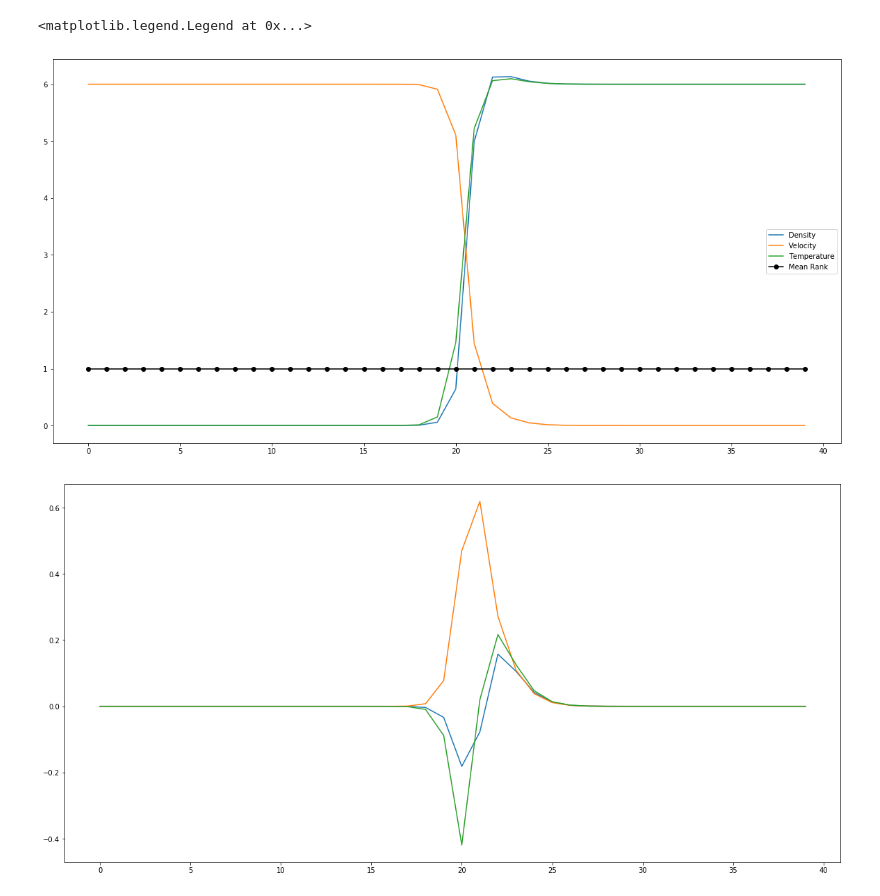
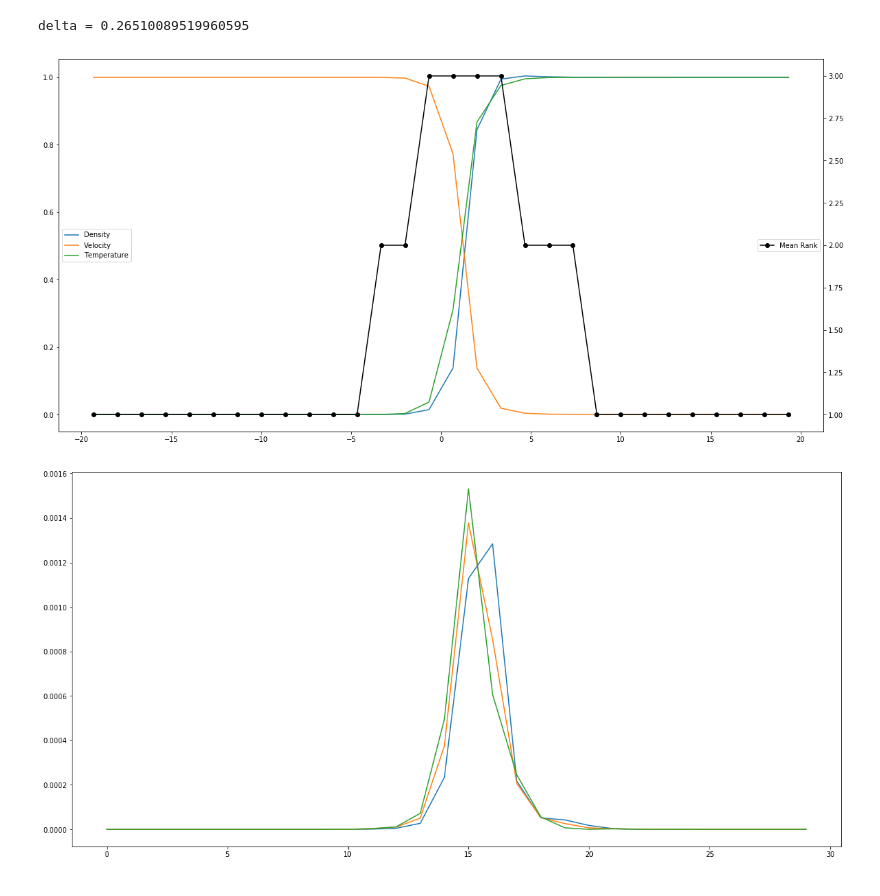
Before and after one commit to KornevEK/Boltzmann, a Jupyter notebook: REA_Solver_Boltzmann_TT_Execute.ipynb, the cells around one changed output. Cells and saved outputs as stored; diff of their text form; code cells hidden in the pictures.

```diff
--- a/REA_Solver_Boltzmann_TT_Execute.ipynb
+++ b/REA_Solver_Boltzmann_TT_Execute.ipynb
@@ -30,7 +30,7 @@ class Params(object):
 
 p = Params()
 
-L = 40
+L = 30
 N = 30
 vmax = 2000.
 
@@ -44,11 +44,14 @@ n_r = (p.g + 1.) * M * M / ((p.g - 1.) * M * M + 2.) * n_l
 u_r = ((p.g - 1.) * M * M + 2.) / ((p.g + 1.) * M * M) * u_l
 T_r = (2. * p.g * M * M - (p.g - 1.)) * ((p.g - 1.) * M * M + 2.) / ((p.g + 1) ** 2 * M * M) * T_l
 
-
 l = 1. / ((2 ** .5) * np.pi * n_l * p.d * p.d)
 
 x_l = -20*l
 x_r = 20*l
+
+h = (x_r - x_l) / L
+
+x = np.linspace(x_l+h/2, x_r-h/2, L) / l
 
 #x_l = -20*l
 #x_r = 20*l
@@ -57,4 +60,10 @@ Tau = 101
 
 CFL = 0.5
 
-r = 1e-3
+r = 1e-7
+
+print 'Max =', M
+
+hv = 2. * vmax / N
+vx_ = np.linspace(-vmax+hv/2, vmax-hv/2, N)
+vx, vy, vz = np.meshgrid(vx_, vx_, vx_, indexing='ij')
@@ -79,4 +91,4 @@ ax.legend()
 # %%
-S_tt = B.solver_tt(x_l = x_l, x_r = x_r, L = L, Tau = Tau, CFL = CFL, vmax = vmax,
-           N = N, n_l = n_l, u_l = u_l, T_l = T_l, r = r, p = p)
+S_tt = Boltzmann.solver_tt(x_l = x_l, x_r = x_r, L = L, Tau = Tau, CFL = CFL, vmax = vmax,
+           N = N, n_l = n_l, u_l = u_l, T_l = T_l, r = r, p = p, filename = 'file.txt')
 # %% [output]
@@ -85,32 +96,37 @@ time = 110.376018
 # %%
+print 'delta =', S_tt.delta
 fig, ax = plt.subplots(figsize = (20,10))
-line, = ax.plot(6 * (S_tt[1] - n_l) / (n_r - n_l))#,'ko-')
+line, = ax.plot(x, (S_tt.Dens - n_l) / (n_r - n_l))
 line.set_label('Density')
-line, = ax.plot(6 * (S_tt[2] - u_r) / (u_l - u_r))
+line, = ax.plot(x, (S_tt.Vel - u_r) / (u_l - u_r))
 line.set_label('Velocity')
-line, = ax.plot(6 * (S_tt[3] - T_l) / (T_r - T_l))
+line, = ax.plot(x, (S_tt.Temp - T_l) / (T_r - T_l))
 line.set_label('Temperature')
 
 s = np.zeros(L)
 for i in range(L):
-    s[i] = (S_tt[0][i].r[1] + S_tt[0][i].r[2]) / 2.
+    s[i] = (S_tt.f[i].r[1] + S_tt.f[i].r[2]) / 2.
 
 #s = (s - np.min(s)) / (np.max(s) - np.min(s))
 
-line, = ax.plot(s,'ko-')
+ax1 = ax.twinx()
+line, = ax1.plot(x, s, 'ko-')
 line.set_label('Mean Rank')
 
-ax.legend()
+ax.legend(loc=6)
+ax1.legend(loc=7)
+plt.show()
 # %% [output]
-<matplotlib.legend.Legend at 0x...>
+delta = 0.26510089519960595
-[figure, old version]
+[figure, new version]
 # %%
 fig, ax = plt.subplots(figsize = (20,10))
-line, = ax.plot((6 * (S_tt[1] - n_l) / (n_r - n_l)) - (6 * (S[1] - n_l) / (n_r - n_l)))
+line, = ax.plot(abs(((S_tt[1] - n_l) / (n_r - n_l)) - ((S[1] - n_l) / (n_r - n_l))))
 line.set_label('Density')
-line, = ax.plot((6 * (S_tt[2] - u_r) / (u_l - u_r)) - (6 * (S[2] - u_r) / (u_l - u_r)))
+line, = ax.plot(abs(((S_tt[2] - u_r) / (u_l - u_r)) - ((S[2] - u_r) / (u_l - u_r))))
 line.set_label('Velocity')
-line, = ax.plot((6 * (S_tt[3] - T_l) / (T_r - T_l)) - (6 * (S[3] - T_l) / (T_r - T_l)))
+line, = ax.plot(abs(((S_tt[3] - T_l) / (T_r - T_l)) - ((S[3] - T_l) / (T_r - T_l))))
 line.set_label('Temperature')
+plt.show()
 # %% [output]
-[figure, old version]
+[figure, new version]
```
Also changed, not shown: parts of 5 cells of this notebook, 4 other files.
